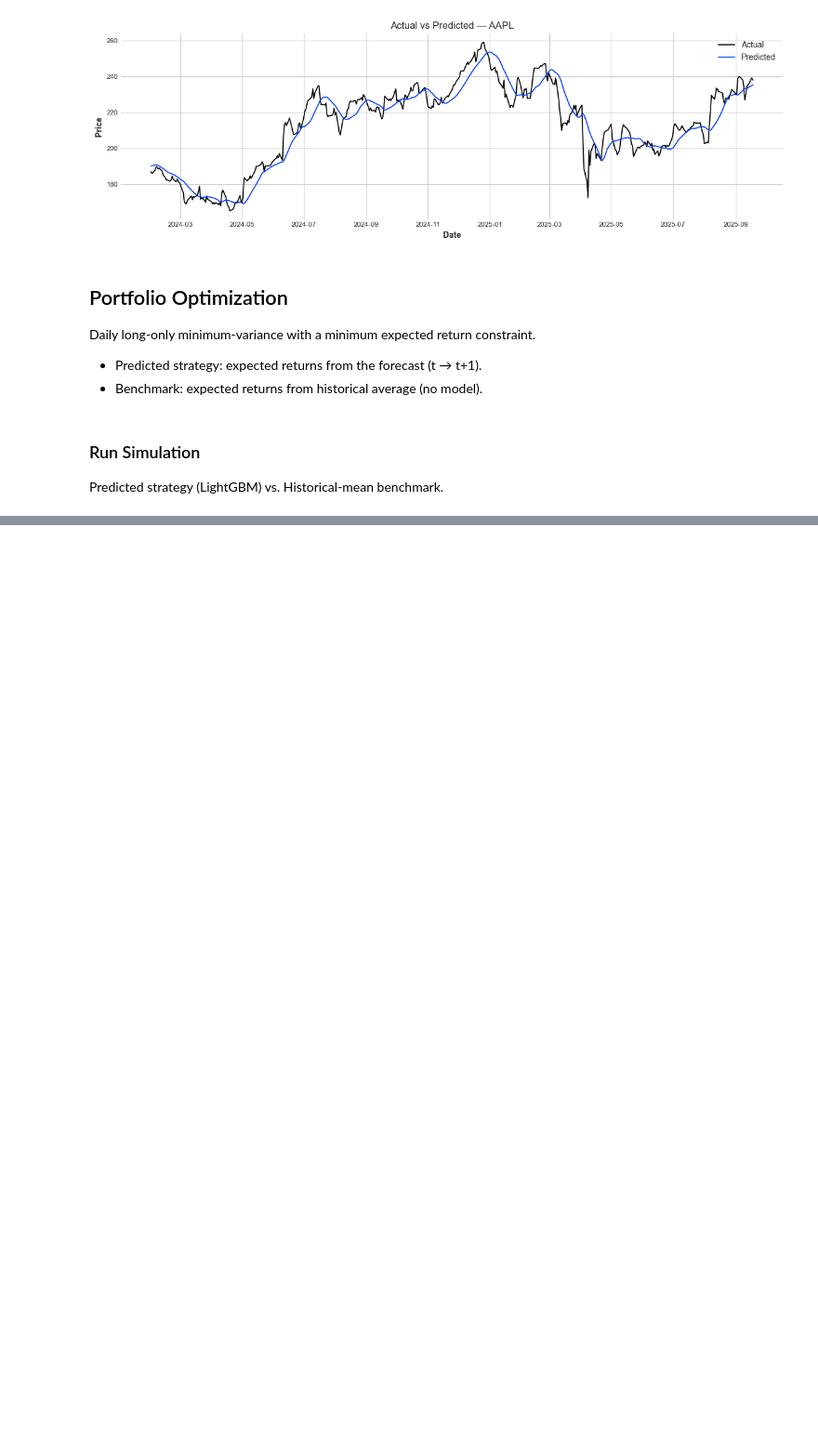
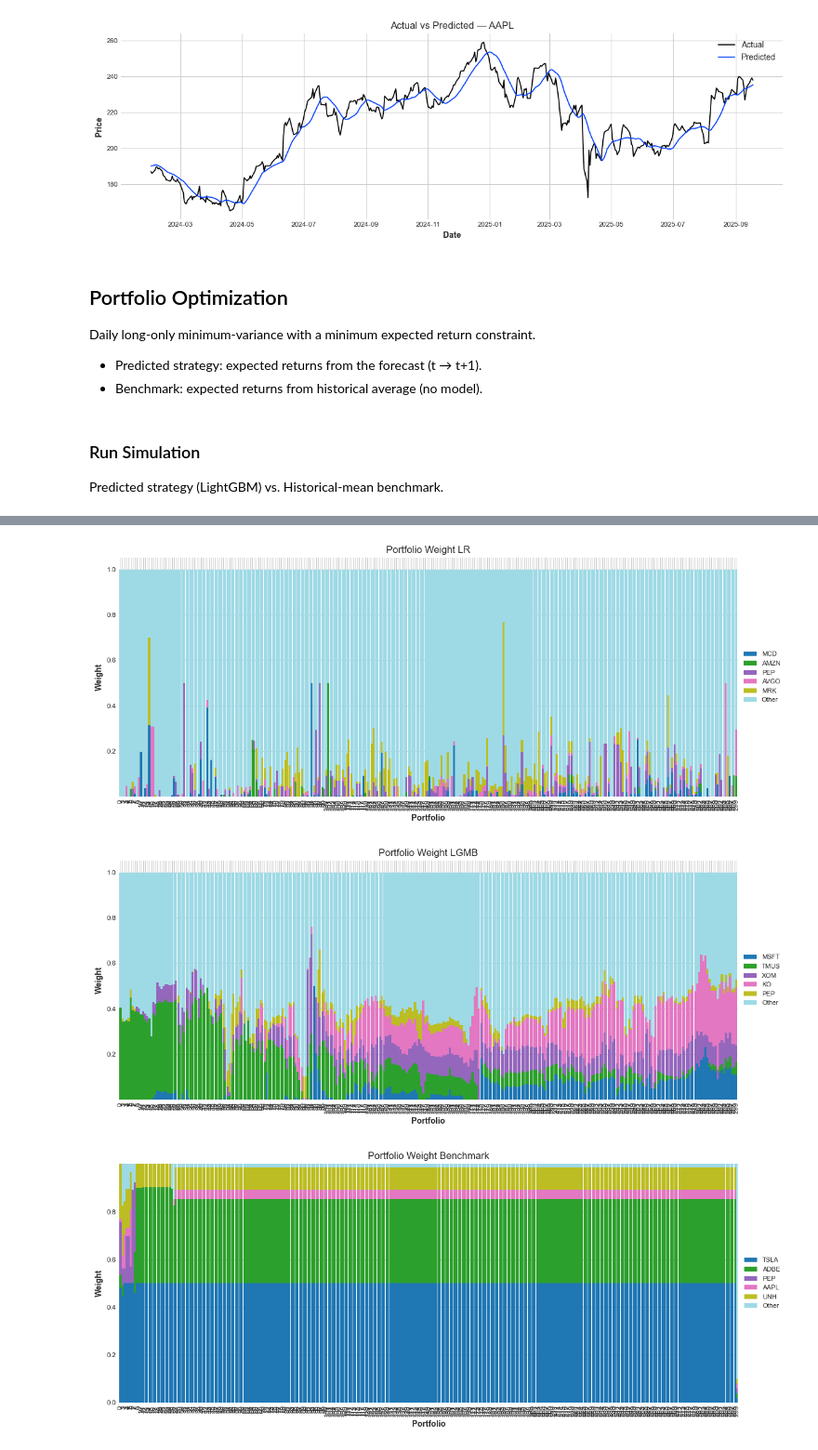
Before and after one commit to banaabraham/ML-Leveraged-Portfolio-Optimization-, a Jupyter notebook: concept.ipynb, the cells around one changed output, grey strips where cells are left out. Shown at 93% size. Drawn from its saved outputs; the diff is of its cells as text; code cells hidden in the pictures; blank space fills up the shorter version.

```diff
--- a/concept.ipynb
+++ b/concept.ipynb
@@ -451,0 +453,43 @@ plt.show()
+# %%
+import pandas as pd
+import matplotlib.pyplot as plt
+from collections.abc import Sequence
+import ast
+
+def plot_allocations(allocations, top_k=15, title="Portfolio Weights"):
+    # Normalize input to a DataFrame: rows = portfolios, cols = tickers
+    if isinstance(allocations, dict):
+        df = pd.DataFrame([allocations]).fillna(0)
+    elif isinstance(allocations, pd.Series):
+        vals = allocations.apply(lambda x: x if isinstance(x, dict) else ast.literal_eval(str(x)))
+        df = pd.DataFrame(list(vals)).fillna(0)
+        df.index = allocations.index
+    elif isinstance(allocations, Sequence):
+        df = pd.DataFrame(list(allocations)).fillna(0)
+    else:
+        raise TypeError("Expected dict, list/Series of dicts")
+
+    # Keep most relevant tickers
+    top_cols = df.max().nlargest(top_k).index
+    df_plot = df[top_cols].copy()
+    other = df.drop(columns=top_cols, errors="ignore").sum(axis=1)
+    if (other > 0).any():
+        df_plot["Other"] = other
+
+    # Stacked bar chart
+    ax = df_plot.plot(kind="bar", stacked=True, figsize=(12, 5), width=0.9, colormap="tab20")
+    ax.set_title(title)
+    ax.set_xlabel("Portfolio")
+    ax.set_ylabel("Weight")
+    ax.legend(loc="center left", bbox_to_anchor=(1.0, 0.5), fontsize=8)
+    plt.tight_layout()
+    plt.show()
+
+# Example usage (replace `allocations` with your variable)
+plot_allocations(trades_pred_lr.proportion, top_k=5, title="Portfolio Weight LR")
+plot_allocations(trades_pred_lgb.proportion, top_k=5, title="Portfolio Weight LGMB")
+plot_allocations(trades_hist.proportion, top_k=5, title="Portfolio Weight Benchmark")
+# %% [output]
+[figure, added]
+[figure, added]
+[figure, added]
```
Also changed, not shown: parts of 4 cells of this notebook, 1 other file.
